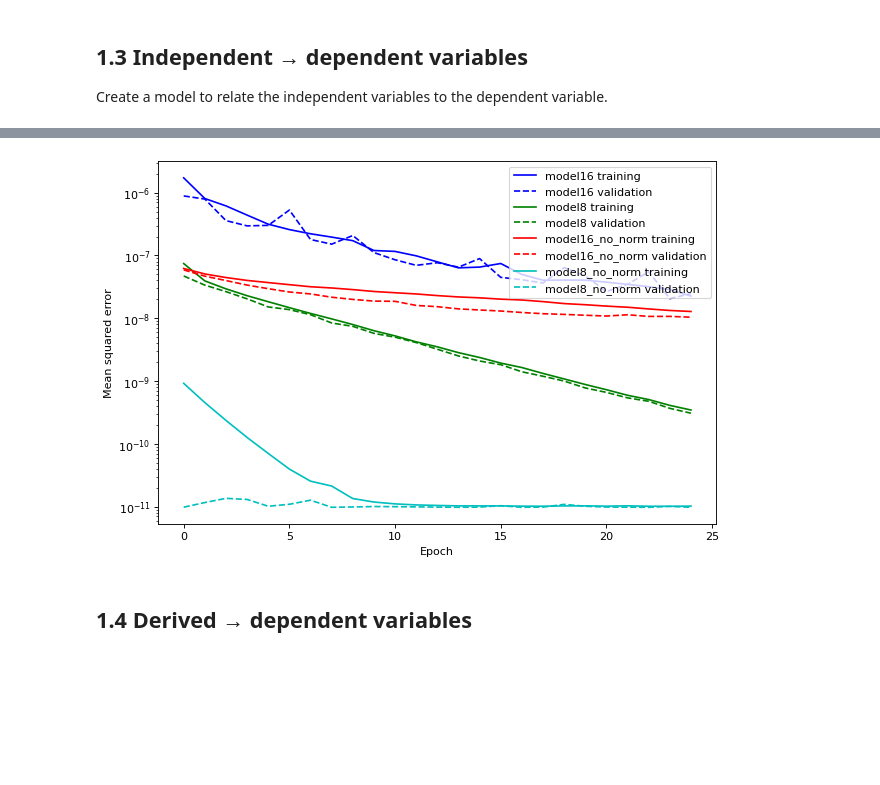
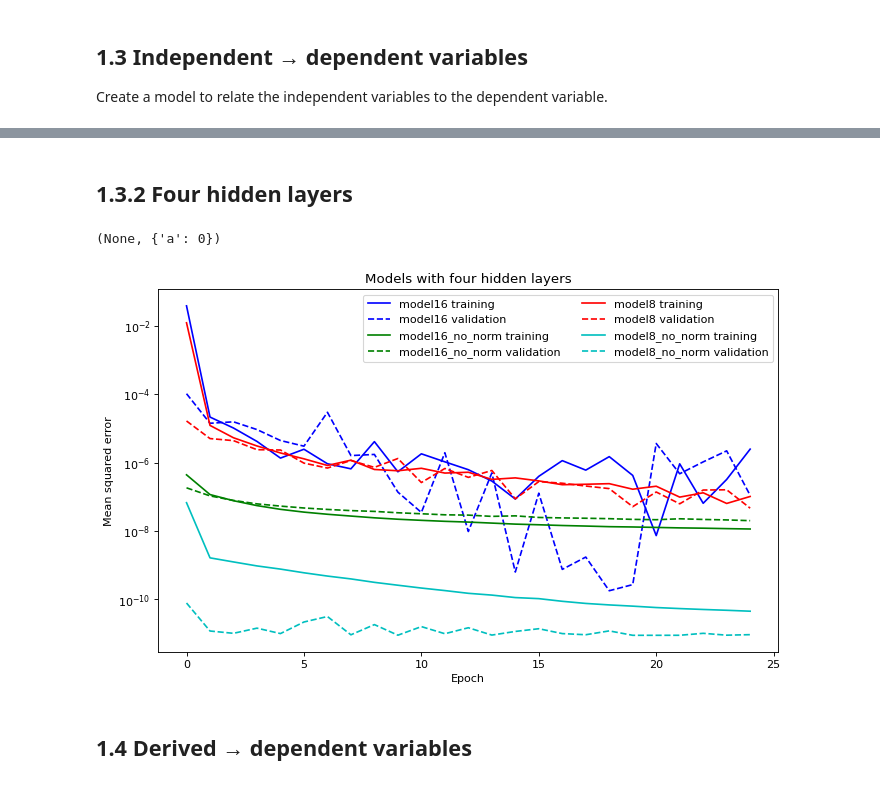
Before and after one commit to vtd9/solar_regression, a Jupyter notebook: hw2.ipynb, the cells around one changed output, grey strips where cells are left out. Drawn from its saved outputs; the diff is of its cells as text; code cells hidden in the pictures; blank space fills up the shorter version.

```diff
--- a/hw2.ipynb
+++ b/hw2.ipynb
@@ -14,9 +18,8 @@ from torch import nn
 import torch.utils.data as Data
 # %%
 # Set plot parameters for entire notebook
-plt.rcParams['figure.figsize'] = (9, 6)
+plt.rcParams['figure.figsize'] = (10, 6)
 plt.rcParams['figure.dpi'] = 80
-plt.rcParams['font.size'] = 10
 # %% [markdown]
 ## 1.1 Data preprocessing
 
@@ -265,4 +341,8 @@ Create a model to relate the independent variables to the dependent variable.
 mse = nn.MSELoss(reduction='mean') # default reduction
 
 # Create container to store models, optimizers, & results in
-models = {}
+models3 = mult_models(len(indep_vars), [(16, 8, 4), (8, 4, 2)], 1, lr=0.1)
+
+# Train
+train_mult_models(models3, train_loader_indep, valid_loader_indep, mse,
+                  epochs=25)
@@ -287,34 +356,0 @@ models = {}
-# %%
-model16 = Net(len(indep_vars), (16, 8, 4), 1)
-model16.apply(init_parameters)
-models['model16'] = {
-    'model': model16,
-    'opt': torch.optim.SGD(model16.parameters(), lr=0.1,
-    momentum=0.9, weight_decay=1e-5)}
-
-model8 = Net(len(indep_vars), (8, 4, 2), 1)
-model8.apply(init_parameters)
-models['model8'] = {
-    'model': model8,
-    'opt': torch.optim.SGD(model8.parameters(), lr=0.1,
-    momentum=0.9, weight_decay=1e-5)}
-
-model16_no_norm = Net(len(indep_vars), (16, 8, 4), 1, batch_norm=False, p_dropout=0)
-model16_no_norm .apply(init_parameters)
-models['model16_no_norm'] = {
-    'model': model16_no_norm,
-    'opt': torch.optim.SGD(model16_no_norm.parameters(), lr=0.1, momentum=0.9)}
-
-model8_no_norm = Net(len(indep_vars), (8, 4, 2), 1, batch_norm=False, p_dropout=0)
-model8_no_norm .apply(init_parameters)
-models['model8_no_norm'] = {
-    'model': model8_no_norm,
-    'opt': torch.optim.SGD(model8_no_norm.parameters(), lr=0.1, momentum=0.9)}
-# %%
-epochs = 25
-for key, value in models.items():
-    model = value['model']
-    opt = value['opt']
-    models[key]['result'] = train_epochs(
-        train_loader_indep, valid_loader_indep, model,
-        loss_fun=mse, optimizer=opt, epochs=epochs)
@@ -321,7 +362,15 @@ for key, value in models.items():
+# %% [markdown]
+## 1.3.2 Four hidden layers
+# %%
+adict = {}
+def modify_dict(dict0):
+  dict0['a'] = 0
+# %% [output]
+(None, {'a': 0})
 # %%
 # Plot
-plot_mult_models(models)
+plot_mult_models(models, title='Models with four hidden layers')
 # %% [output]
-[figure, old version]
+[figure, new version]
 # %% [markdown]
 ## 1.4 Derived &rarr; dependent variables
```
Also changed, not shown: parts of 24 cells of this notebook.
